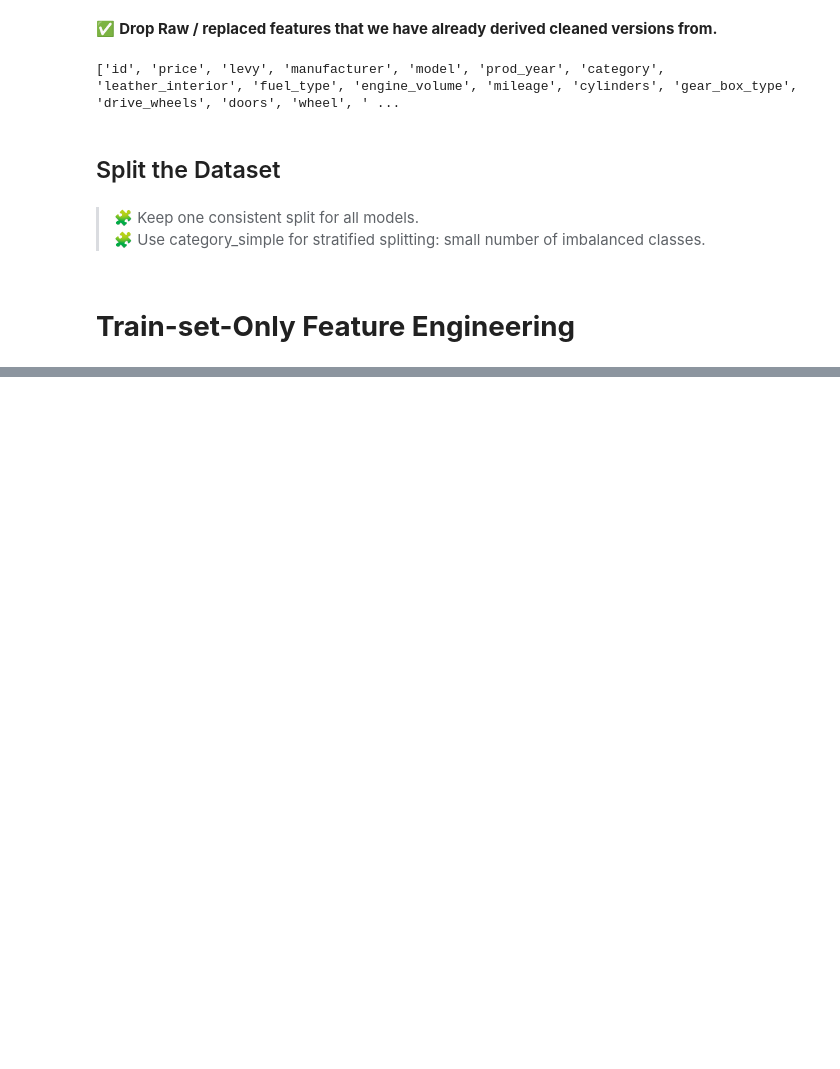
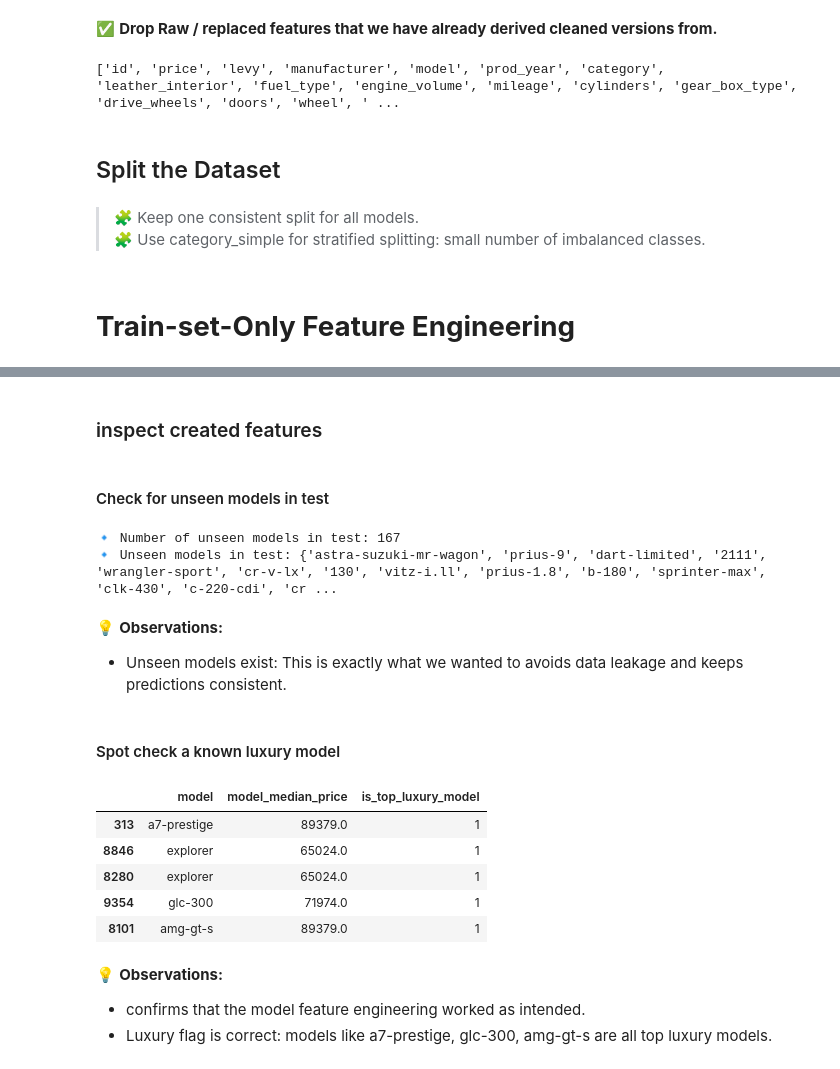
Before and after one commit to Mithula-cbw/Car-Price-Prediction, a Jupyter notebook: notebooks/Group_11_04_Preprocessing_and_Feature_Engineering.ipynb, the cells around one changed output, grey strips where cells are left out. Cells and saved outputs as stored; diff of their text form; code cells hidden in the pictures; blank space fills up the shorter version.

Commit message:
created model derived new features

```diff
--- a/notebooks/Group_11_04_Preprocessing_and_Feature_Engineering.ipynb
+++ b/notebooks/Group_11_04_Preprocessing_and_Feature_Engineering.ipynb
@@ -635,0 +639,12 @@ y_test_cap = y_cap.loc[y_test_log.index]
+# %%
+# keep top manufacturers by count (say top 10)
+top_manufacturers = X_train['manufacturer'].value_counts().nlargest(10).index
+
+X_train['manufacturer_grouped'] = X_train['manufacturer'].apply(
+    lambda x: x if x in top_manufacturers else 'other'
+)
+X_test['manufacturer_grouped'] = X_test['manufacturer'].apply(
+    lambda x: x if x in top_manufacturers else 'other'
+)
+
+print("✅ Created 'manufacturer_grouped' column in train and test sets.")
@@ -635,0 +676,10 @@ y_test_cap = y_cap.loc[y_test_log.index]
+# %%
+# Use capped price for median computation
+train_temp = X_train.copy()
+train_temp['price_capped'] = y_train_cap  # ensure alignment
+
+# Median price per model
+model_medians = train_temp.groupby('model')['price_capped'].median().to_dict()
+
+# Global median fallback (for unseen models in test)
+global_median = y_train_cap.median()
@@ -635,0 +688,4 @@ y_test_cap = y_cap.loc[y_test_log.index]
+# %%
+# Threshold for top 5% expensive models
+luxury_threshold = np.percentile(list(model_medians.values()), 95)
+luxury_models = {m for m, v in model_medians.items() if v >= luxury_threshold}
@@ -635,0 +694,5 @@ y_test_cap = y_cap.loc[y_test_log.index]
+# %%
+X_train['model_median_price'] = X_train['model'].map(model_medians).fillna(global_median)
+X_train['is_top_luxury_model'] = X_train['model'].isin(luxury_models).astype(int)
+
+print("✅ Created model_median_price and is_top_luxury_model columns.")
@@ -635,0 +706,31 @@ y_test_cap = y_cap.loc[y_test_log.index]
+# %% [markdown]
+### inspect created features
+# %% [markdown]
+#### Check for unseen models in test
+# %%
+test_unseen_models = set(X_test['model']) - set(X_train['model'])
+
+print("🔹 Number of unseen models in test:", len(test_unseen_models))
+print("🔹 Unseen models in test:", test_unseen_models)
+# %% [output]
+🔹 Number of unseen models in test: 167
+🔹 Unseen models in test: {'astra-suzuki-mr-wagon', 'prius-9', 'dart-limited', '2111', 'wrangler-sport', 'cr-v-lx', '130', 'vitz-i.ll', 'prius-1.8', 'b-180', 'sprinter-max', 'clk-430', 'c-220-cdi', 'cr ...
+# %% [markdown]
+💡 **Observations:**
+- Unseen models exist: This is exactly what we wanted to avoids data leakage and keeps predictions consistent.
+# %% [markdown]
+#### Spot check a known luxury model
+# %%
+luxury_check = X_train[X_train['model'].isin(luxury_models)]
+luxury_check[['model', 'model_median_price', 'is_top_luxury_model']].head()
+# %% [output]
+|  | model | model_median_price | is_top_luxury_model |
+| 313 | a7-prestige | 89379.0 | 1 |
+| 8846 | explorer | 65024.0 | 1 |
+| 8280 | explorer | 65024.0 | 1 |
+| 9354 | glc-300 | 71974.0 | 1 |
+| 8101 | amg-gt-s | 89379.0 | 1 |
+# %% [markdown]
+💡 **Observations:**
+- confirms that the model feature engineering worked as intended.
+- Luxury flag is correct: models like a7-prestige, glc-300, amg-gt-s are all top luxury models.
```
Also changed, not shown: parts of 14 cells of this notebook, 1 other file.
